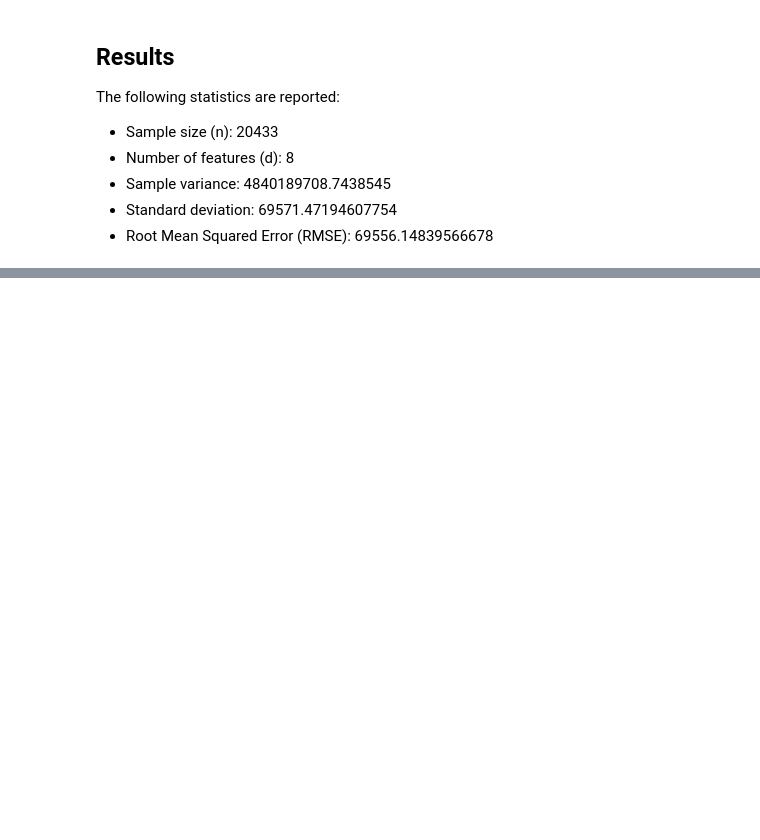
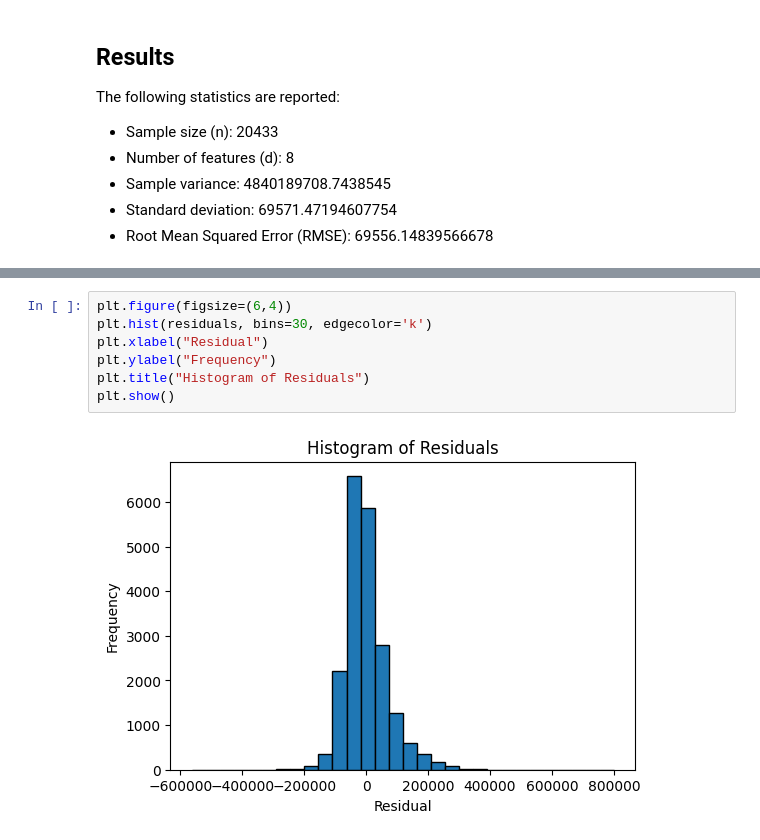
Before and after one commit to kust3n/Sara-Costa-Statistiska-Metoder, a Jupyter notebook: Labb/lab_linear_regression.ipynb, the cells around one changed output, grey strips where cells are left out. Saved outputs shown, nothing was run; the diff lists cells and outputs as text; blank space fills up the shorter version.

```diff
--- a/Labb/lab_linear_regression.ipynb
+++ b/Labb/lab_linear_regression.ipynb
@@ -108,0 +249,9 @@ The following statistics are reported:
+# %%
+plt.figure(figsize=(6,4))
+plt.hist(residuals, bins=30, edgecolor='k')
+plt.xlabel("Residual")
+plt.ylabel("Frequency")
+plt.title("Histogram of Residuals")
+plt.show()
+# %% [output]
+[figure, added]
```
Also changed, not shown: parts of 22 cells of this notebook, 1 other file.
